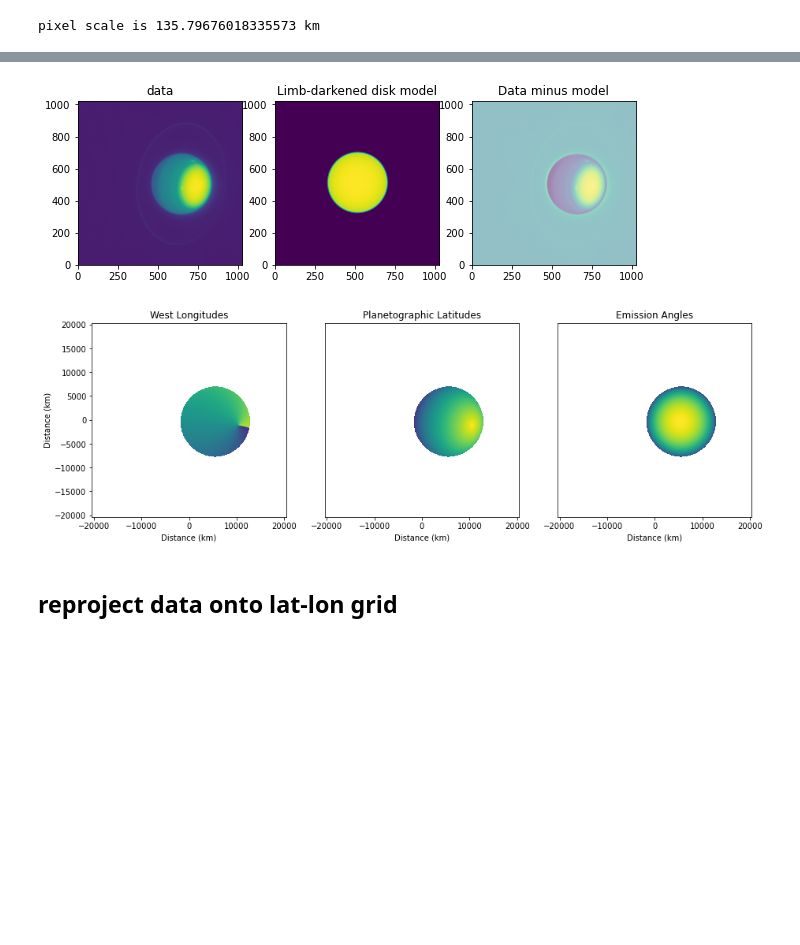
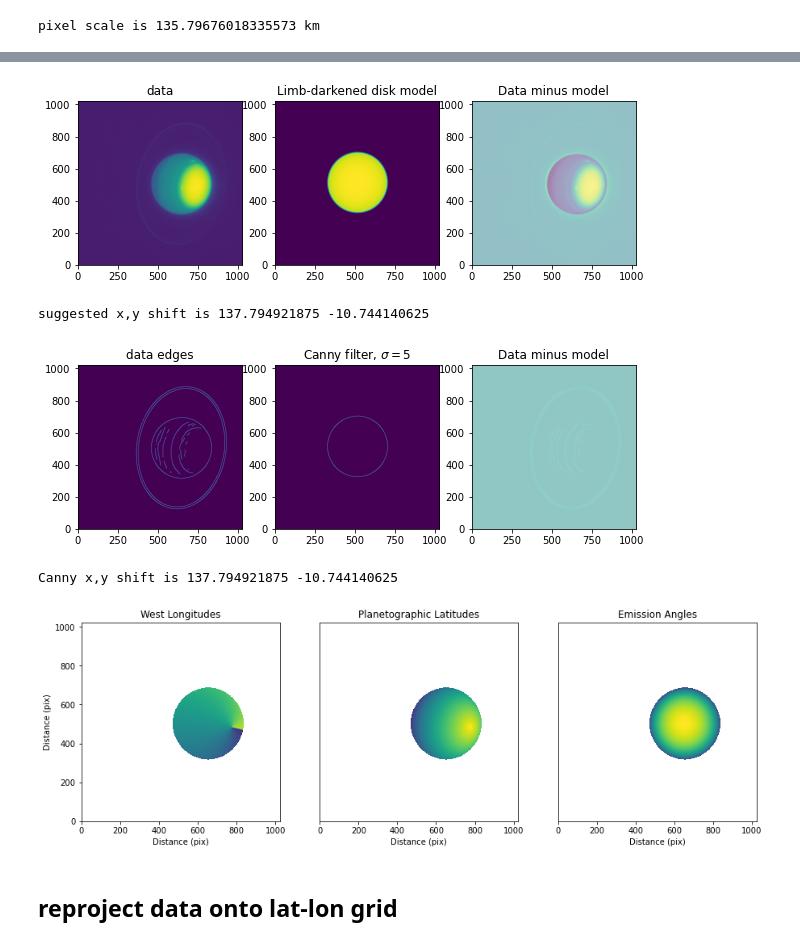
Before and after one commit to emolter/pylanetary, a Jupyter notebook: notebooks/planetnav-tutorial.ipynb, the cells around one changed output, grey strips where cells are left out. Cells and saved outputs as stored; diff of their text form; code cells hidden in the pictures; blank space fills up the shorter version.

```diff
--- a/notebooks/planetnav-tutorial.ipynb
+++ b/notebooks/planetnav-tutorial.ipynb
@@ -76,40 +92,56 @@ pixel scale is 135.79676018335573 km
 # %%
-nav = PlanetNav(data, ephem[0], req, rpol, pixscale_arcsec)
-
 # try centering using convolution with limb-darkened disk
 flux = 2000 # surface brightness in whatever units are in the fits file
 a = 0.1 # exponential limb-darkening law exponent
 fwhm_keck = 0.05 # approximate FWHM of the point-spread function in arcsec
-dx, dy, _, _ = nav.colocate(mode='disk', tb = flux, a = a, fwhm = fwhm_keck)
+ldmodel = nav.ldmodel(flux, a, beamsize = fwhm_keck, law='exp')
 
-# center the lat, lon, and mu grids
+# save ldmodel as numpy file for testing suite - delete later
+np.save('/Users/emolter/Python/pylanetary/pylanetary/planetnav/tests/data/ldmodel.npy', ldmodel)
+
+# center the lat, lon, and mu grids.
+# note it is not necessary to make the ldmodel explictly above in order to run centering
+dx, dy, _, _ = nav.colocate(mode='disk', tb = flux, a = a, beamsize = fwhm_keck)
+print('suggested x,y shift is', dx, dy)
+
+# we could also use an edge-detection algorithm. this is useful if
+# the planet disk is faint and the clouds are bright, e.g., for Neptune in K-band
+dx_canny, dy_canny, _, _ = nav.colocate(mode='canny', low_thresh=1e-5, high_thresh=0.01, sigma=5)
+print('Canny x,y shift is', dx, dy)
+
 nav.xy_shift_model(dx, dy)
-
 ## note: alternatively, we could center the data
 # nav.xy_shift_data(-dx, -dy)
 
 
-extent = (-pixscale_km*shape[0]/2, pixscale_km*shape[0]/2, -pixscale_km*shape[1]/2, pixscale_km*shape[1]/2)
+#extent = (-pixscale_km*shape[0]/2, pixscale_km*shape[0]/2, -pixscale_km*shape[1]/2, pixscale_km*shape[1]/2)
 fig, (ax0, ax1, ax2) = plt.subplots(1,3, figsize = (15, 6))
 
-im0 = ax0.imshow(nav.lon_w, origin = 'lower', extent=extent)
+im0 = ax0.imshow(nav.lon_w, origin = 'lower')
 ax0.set_title('West Longitudes')
-im1 = ax1.imshow(nav.lat_g, origin = 'lower', extent=extent)
+im1 = ax1.imshow(nav.lat_g, origin = 'lower')
 ax1.set_title('Planetographic Latitudes')
-im2 = ax2.imshow(nav.mu, origin = 'lower', extent=extent)
+im2 = ax2.imshow(nav.mu, origin = 'lower')
 ax2.set_title('Emission Angles')
 
-ax0.set_ylabel('Distance (km)')
+ax0.set_ylabel('Distance (pix)')
 ax1.set_yticks([])
 ax2.set_yticks([])
 
 for ax in [ax0, ax1, ax2]:
-    ax.set_xlabel('Distance (km)')
+    ax.set_xlabel('Distance (pix)')
+    ax.set_aspect('equal')
 
 plt.show()
+
+# save one of these as np array for testing suite - delete later
+np.save('/Users/emolter/Python/pylanetary/pylanetary/planetnav/tests/data/lat_g_keck.npy', nav.lat_g)
 # %% [output]
 [figure]
+suggested x,y shift is 137.794921875 -10.744140625
-[figure, old version]
+[figure, new version]
+Canny x,y shift is 137.794921875 -10.744140625
+[figure, added]
 # %% [markdown]
 ## reproject data onto lat-lon grid
 # %%
```
Also changed, not shown: parts of 7 cells of this notebook, 16 other files.
